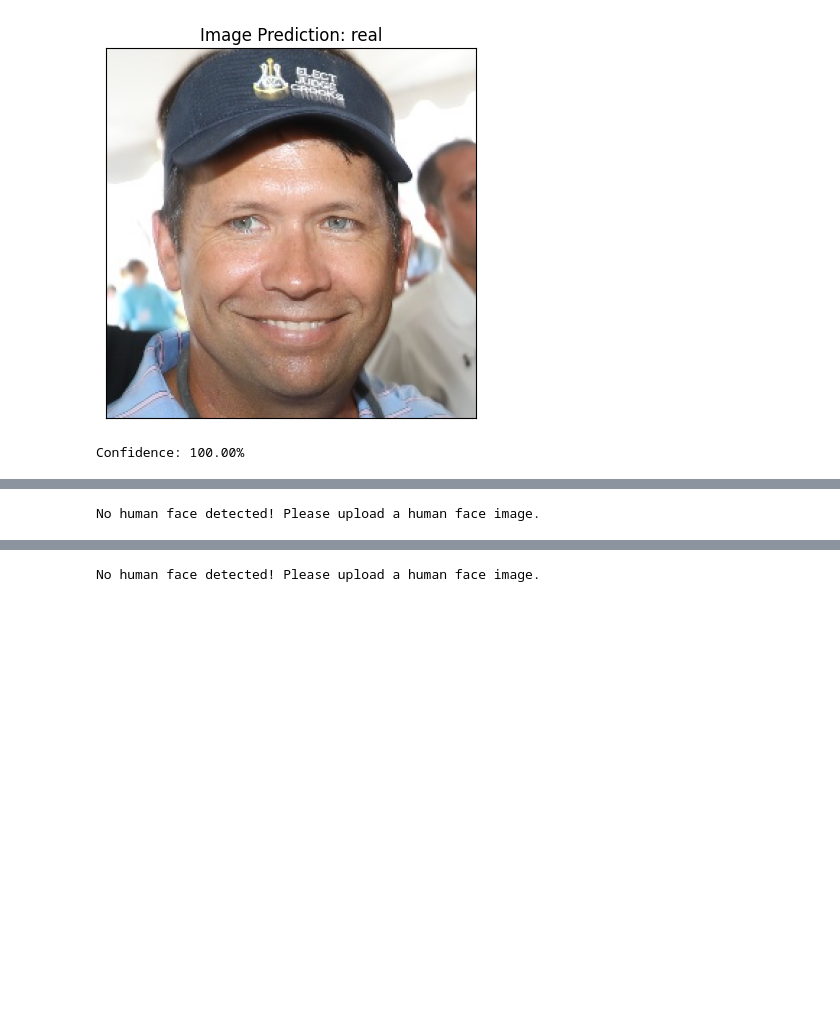
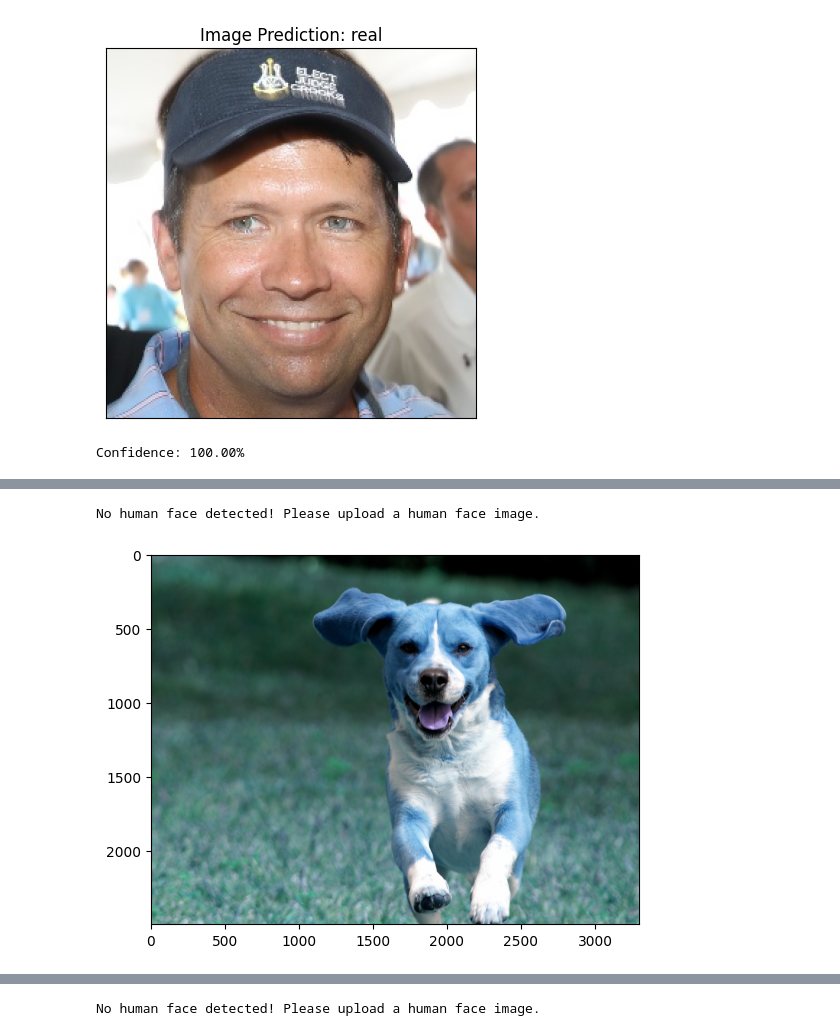
Before and after one commit to igopalsharma146/Fake-Face-Detection, a Jupyter notebook: Testing Face Detection.ipynb, the cells around one changed output, grey strips where cells are left out. Drawn from its saved outputs; the diff is of its cells as text; code cells hidden in the pictures; blank space fills up the shorter version.

```diff
--- a/Testing Face Detection.ipynb
+++ b/Testing Face Detection.ipynb
@@ -88,7 +87,7 @@ import numpy as np
 import cv2
 import matplotlib.pyplot as plt
 
-img_path = r"C:\Users\Gopal Sharma\OneDrive\Desktop\project 2\Fake Face Detection\100k-ai-faces-6.jpg"
+img_path = r"C:\Users\Gopal Sharma\Desktop\project 2\Fake Face Detection\Testing\100k-ai-faces-6.jpg"
 
 # Load and check
 img = cv2.imread(img_path)
@@ -151,7 +150,7 @@ import matplotlib.pyplot as plt
 detector = MTCNN()
 
 # Test image path
-img_path = r"C:\Users\Gopal Sharma\OneDrive\Desktop\project 2\Fake Face Detection\100k-ai-faces-6.jpg"
+img_path = r"C:\Users\Gopal Sharma\Desktop\project 2\Fake Face Detection\Testing\100k-ai-faces-6.jpg"
 
 img = cv2.imread(img_path)
 faces = detector.detect_faces(img_path)
@@ -194,38 +193,40 @@ import matplotlib.pyplot as plt
 detector = MTCNN()
 
 # Test image path
-img_path = r"C:\Users\Gopal Sharma\OneDrive\Desktop\project 2\Fake Face Detection\Dog.jpg"
+img_path = r"C:\Users\Gopal Sharma\Desktop\project 2\Fake Face Detection\Testing\Dog.jpg"
 
 img = cv2.imread(img_path)
 faces = detector.detect_faces(img_path)
 
 if len(faces) == 0:
     print("No human face detected! Please upload a human face image.")
+    plt.imshow(img)
 else:
     # proceed to CNN model prediction
     if img is None:
         raise FileNotFoundError(f"Image not found: {img_path}")
 
     # Convert + resize + normalize
     img_rgb = cv2.cvtColor(img, cv2.COLOR_BGR2RGB)
     img_resized = cv2.resize(img_rgb, (128,128))
     input_arr = np.expand_dims(img_resized, axis=0) / 255.0
 
     # Predict
     predictions = model.predict(input_arr)
     class_name = ['fake', 'real']
     result_index = np.argmax(predictions)
     confidence = predictions[0][result_index] * 100
 
     # Display
     plt.imshow(img_rgb)
     plt.title(f"Prediction: {class_name[result_index]} ({confidence:.2f}%)")
     plt.axis('off')
     plt.show()
 
     print(f"Confidence: {confidence:.2f}%")
 # %% [output]
 No human face detected! Please upload a human face image.
+[figure, added]
 # %%
 from mtcnn import MTCNN
 import cv2
```
Also changed, not shown: parts of 8 cells of this notebook, 14 other files.
